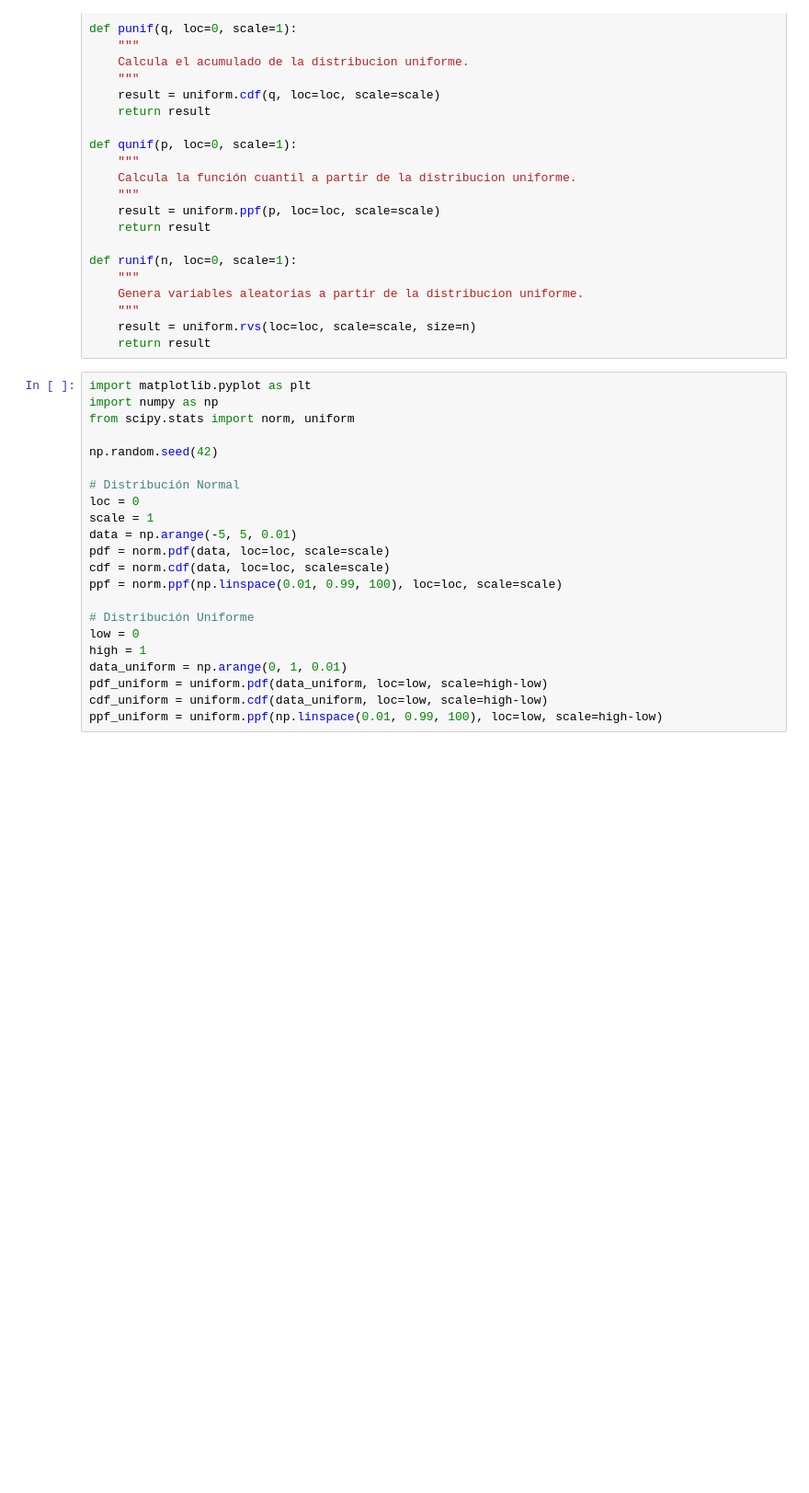
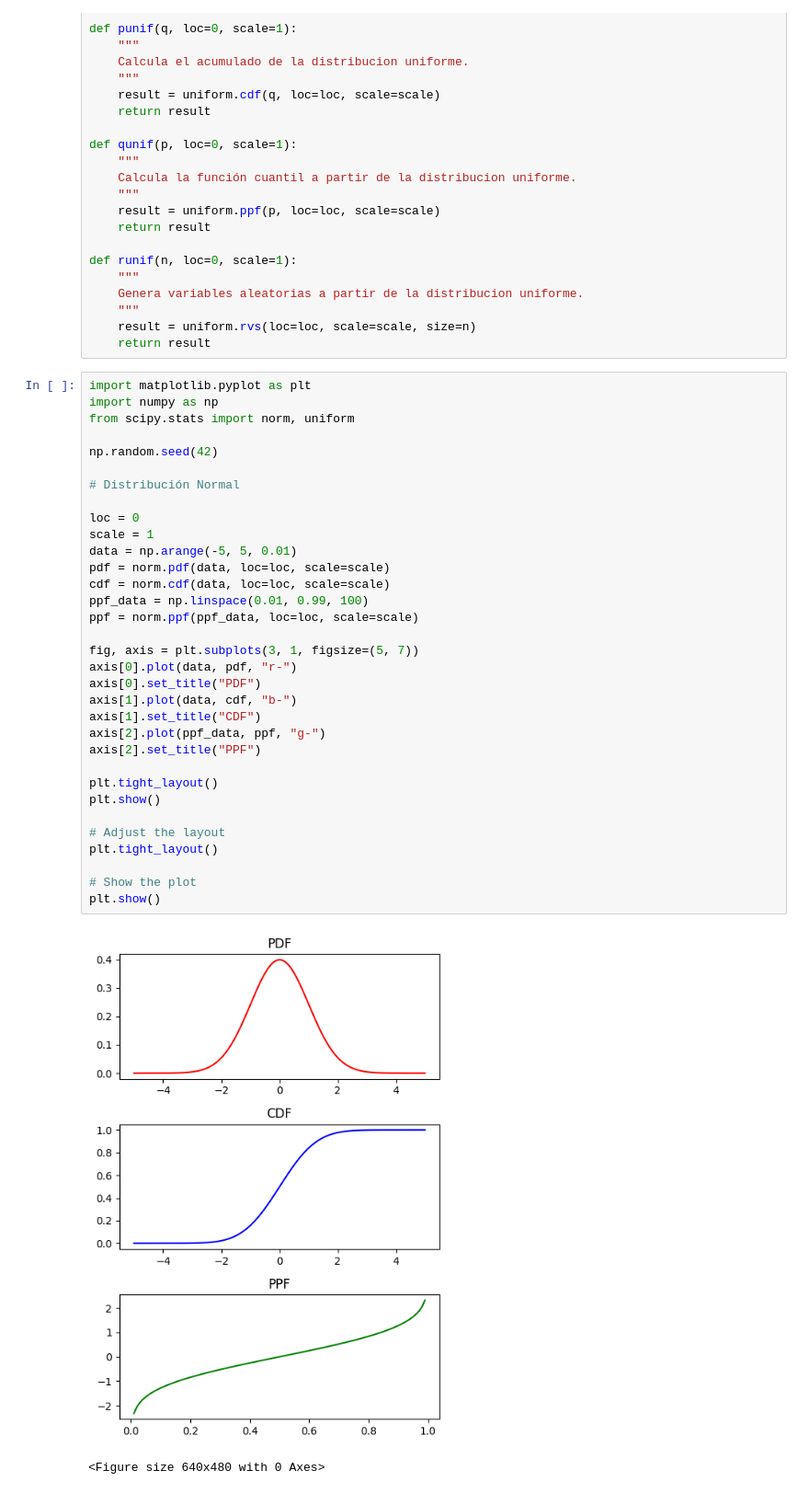
Before and after one commit to 4GeeksAcademy/BRAYAN-probabilidad-con-python, a Jupyter notebook: notebook/problems.es.ipynb, the cells around one changed output. Shown: that part at 92% size. Cells and saved outputs as stored; diff of their text form; blank space fills up the shorter version.

```diff
--- a/notebook/problems.es.ipynb
+++ b/notebook/problems.es.ipynb
@@ -149,22 +149,36 @@ def runif(n, loc=0, scale=1):
 # %%
 import matplotlib.pyplot as plt
 import numpy as np
 from scipy.stats import norm, uniform
 
 np.random.seed(42)
 
 # Distribución Normal
+
 loc = 0
 scale = 1
 data = np.arange(-5, 5, 0.01)
 pdf = norm.pdf(data, loc=loc, scale=scale)
 cdf = norm.cdf(data, loc=loc, scale=scale)
-ppf = norm.ppf(np.linspace(0.01, 0.99, 100), loc=loc, scale=scale)
+ppf_data = np.linspace(0.01, 0.99, 100)
+ppf = norm.ppf(ppf_data, loc=loc, scale=scale)
 
-# Distribución Uniforme
-low = 0
-high = 1
-data_uniform = np.arange(0, 1, 0.01)
-pdf_uniform = uniform.pdf(data_uniform, loc=low, scale=high-low)
-cdf_uniform = uniform.cdf(data_uniform, loc=low, scale=high-low)
-ppf_uniform = uniform.ppf(np.linspace(0.01, 0.99, 100), loc=low, scale=high-low)
+fig, axis = plt.subplots(3, 1, figsize=(5, 7))
+axis[0].plot(data, pdf, "r-")
+axis[0].set_title("PDF")
+axis[1].plot(data, cdf, "b-")
+axis[1].set_title("CDF")
+axis[2].plot(ppf_data, ppf, "g-")
+axis[2].set_title("PPF")
+
+plt.tight_layout()
+plt.show()
+
+# Adjust the layout
+plt.tight_layout()
+
+# Show the plot
+plt.show()
+# %% [output]
+[figure, added]
+<Figure size 640x480 with 0 Axes>
```
Also changed, not shown: parts of 1 cell of this notebook.
